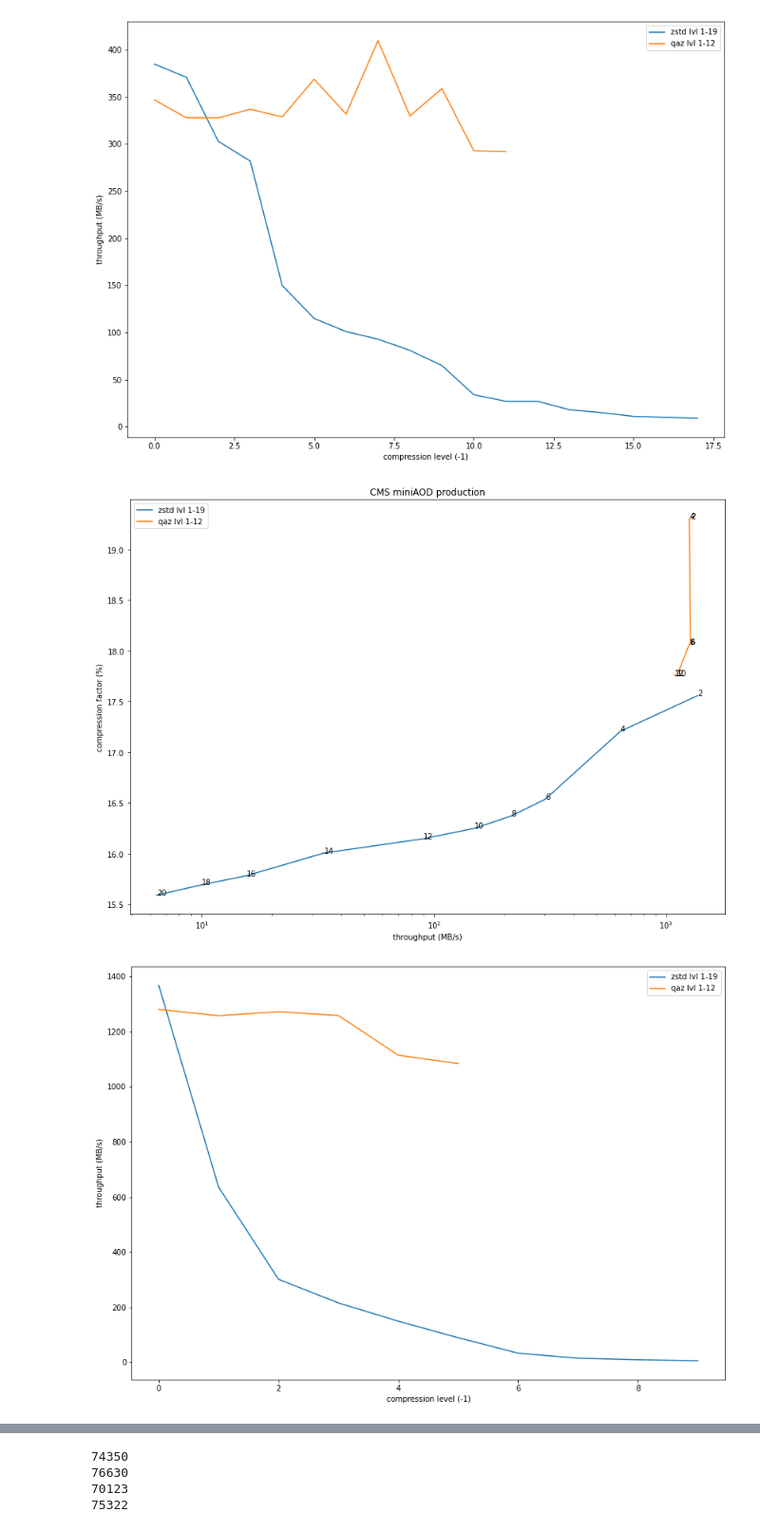
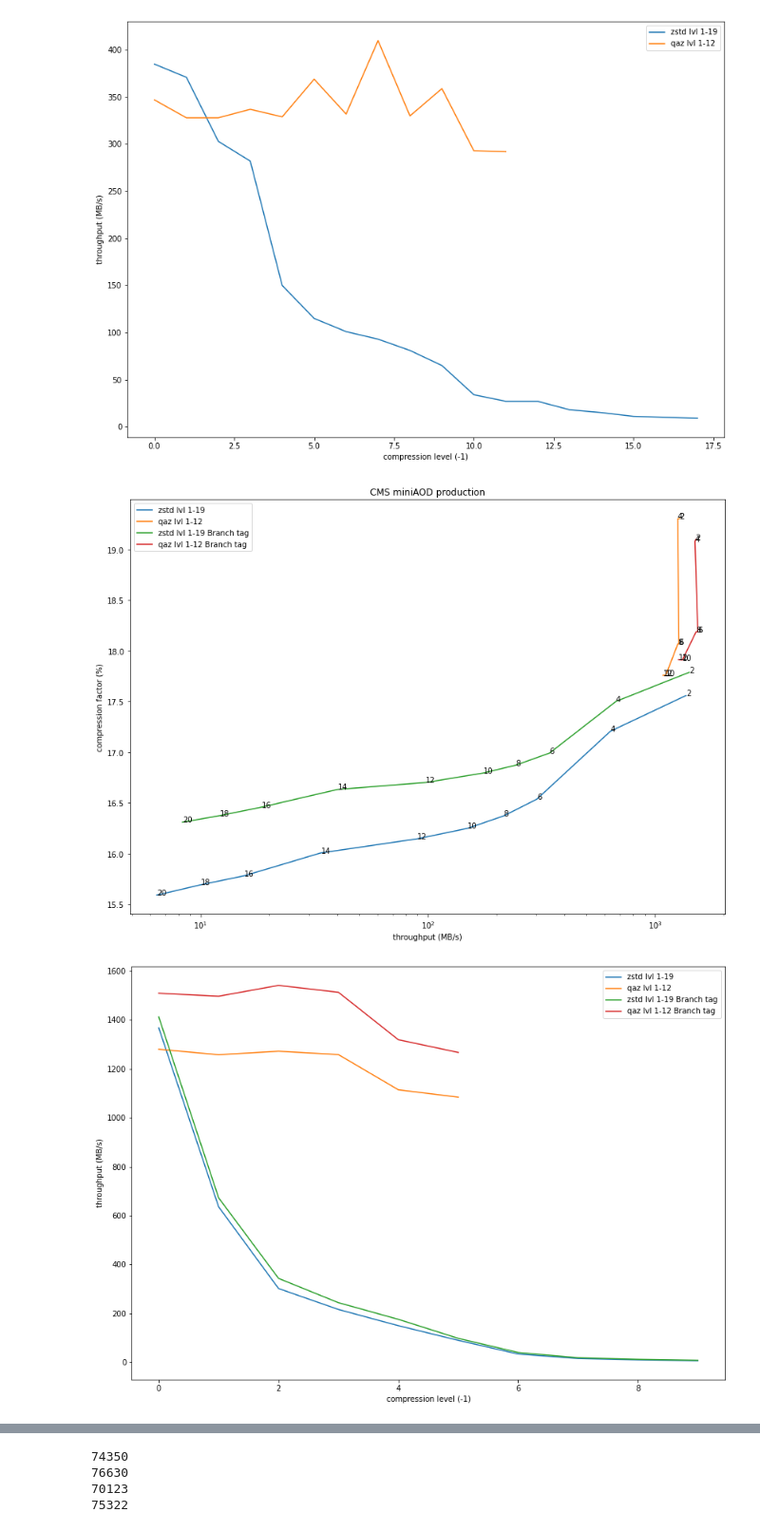
Before and after one commit to VinInn/pyTools, a Jupyter notebook: compression.ipynb, the cells around one changed output, grey strips where cells are left out. Shown at 95% size. Saved outputs shown, nothing was run; the diff lists cells and outputs as text; code cells hidden in the pictures.

```diff
--- a/compression.ipynb
+++ b/compression.ipynb
@@ -259,42 +259,67 @@ plt.show()
 # %%
 # 3815,8207,17290,24163,34850,58086,154261,335226,520327,813247,4075,4148,4101,4146,4682,4812
 # 916236453,897844680,862885734,854296866,847868312,842457257,835205058,823441694,818811166,813473463,1007410566,1007227159,942795375,942791293,926698659,926654353
+ori_size = 5217703.301
+
 zstd_thr = np.array([3815,8207,17290,24163,34850,58086,154261,335226,520327,813247,])
 qaz_thr = np.array([4075,4148,4101,4146,4682,4812])
-ori_size = 5217703.301
-#ori_size = 103231.335
 zstd_thr = ori_size/zstd_thr
 qaz_thr = ori_size/qaz_thr
 
 zstd_comp = np.array([916236453,897844680,862885734,854296866,847868312,842457257,835205058,823441694,818811166,813473463])
 qaz_comp = np.array([1007410566,1007227159,942795375,942791293,926698659,926654353])
 zstd_comp = 0.1*zstd_comp/ori_size
 qaz_comp = 0.1*qaz_comp/ori_size
 
+
+zstdB_thr = np.array([3694,7758,15202,21406,29703,53288,130160,279945,428994,626536,])
+  #  3668,7727,15220,21415,29923,53929,130122,280189,427647,624488,])
+qazB_thr = np.array([3457,3485,3385,3448,3955,4117,])
+    #3448,3426,3373,3362,3923,4002,])
+zstdB_thr = ori_size/zstdB_thr
+qazB_thr = ori_size/qazB_thr
+
+qazB_comp = np.array([996550524,995523684,948983292,948982024,934542932,934672887])
+zstdB_comp = np.array([928188580,913193363,886604270,880380268,876351279,871450055,867882152,858820793,854407366,851027221,])
+#    928430864,913203082,887172940,880763811,876450265,871319771,867748504,858668824,854792036,851159549,])
+zstdB_comp = 0.1*zstdB_comp/ori_size
+qazB_comp = 0.1*qazB_comp/ori_size
+
+
+
 fig, axs = plt.subplots(figsize=(14, 10))
 plt.title("CMS miniAOD production")
 plt.plot(zstd_thr,zstd_comp,label="zstd lvl 1-19")
 plt.plot(qaz_thr,qaz_comp,label="qaz lvl 1-12")
-plt.xlabel("throughput (MB/s)")
-plt.ylabel("compression factor (%)")
-plt.xscale("log")
-plt.legend(loc='upper left')
 for i, txt in enumerate(zstd_thr):
     plt.annotate(2*(i+1), (zstd_thr[i],zstd_comp[i]))
 for i, txt in enumerate(qaz_thr):
     plt.annotate(2*(i+1), (qaz_thr[i],qaz_comp[i]))
+plt.plot(zstdB_thr,zstdB_comp,label="zstd lvl 1-19 Branch tag")
+plt.plot(qazB_thr,qazB_comp,label="qaz lvl 1-12 Branch tag")
+for i, txt in enumerate(zstdB_thr):
+    plt.annotate(2*(i+1), (zstdB_thr[i],zstdB_comp[i]))
+for i, txt in enumerate(qaz_thr):
+    plt.annotate(2*(i+1), (qazB_thr[i],qazB_comp[i]))
+
+    plt.xlabel("throughput (MB/s)")
+plt.ylabel("compression factor (%)")
+plt.xscale("log")
+plt.legend(loc='upper left')
 plt.show()
 
 fig, axs = plt.subplots(figsize=(14, 10))
 plt.plot(zstd_thr,label="zstd lvl 1-19")
 plt.plot(qaz_thr,label="qaz lvl 1-12")
+plt.plot(zstdB_thr,label="zstd lvl 1-19 Branch tag")
+plt.plot(qazB_thr,label="qaz lvl 1-12 Branch tag")
 plt.ylabel("throughput (MB/s)")
 plt.xlabel("compression level (-1)")
 plt.legend(loc='upper right')
 plt.show()
 # %% [output]
-[figure, old version]
+[figure, new version]
-[figure, old version]
+[figure, new version]
 # %%
 #8,92,257,437,832,2599,4648,9374,13640,19489,7,14,26,27,34,44
 #34503044,33763415,33059208,32893117,32720802,31695908,29789739,29426973,29357207,28995359,36009180,36015390,33515413,33515241,32920879,32875906
```
Also changed, not shown: parts of 2 cells of this notebook, 1 other file.
